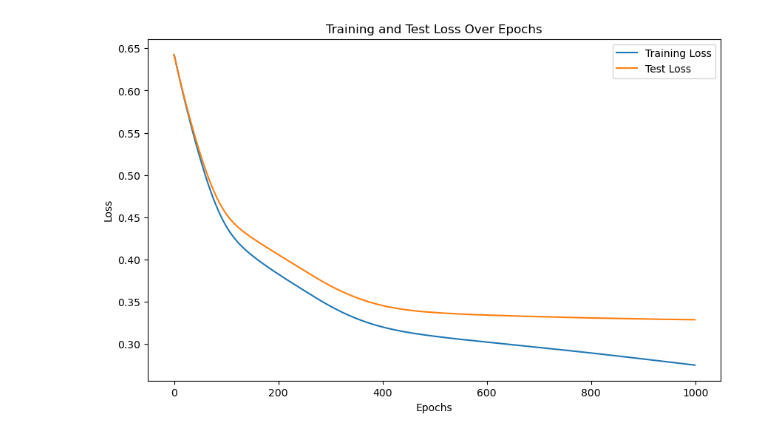
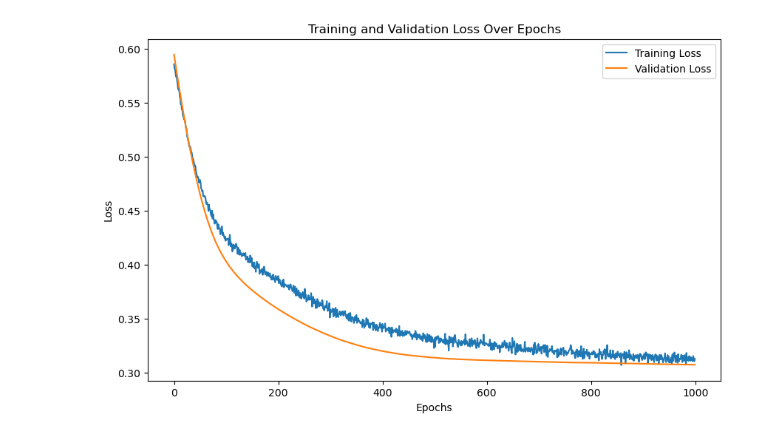
Before and after one commit to Ahan-Trivedi2/ML-Mini-Project-1, a Jupyter notebook: mini_project_1_Ahan_Trivedi.ipynb, the cells around one changed output. Cells and saved outputs as stored; diff of their text form; code cells hidden in the pictures.

Commit message:
Changed model to train on validation loss rather than test loss.

```diff
--- a/mini_project_1_Ahan_Trivedi.ipynb
+++ b/mini_project_1_Ahan_Trivedi.ipynb
@@ -26,7 +26,7 @@ print(df.head(50))
 48       6.0                  Other         0
 49       5.0             Consulting         0
 # %%
-# Import necessary libraries and modules
+# Step 0: Import necessary libraries and modules
 
 import pandas as pd # Import pandas library to load kaggle data into a pandas dataframe
 import torch # Import pytorch for building and training the model
@@ -52,13 +52,17 @@ df = pd.get_dummies(df, columns=['gender', 'international','race','major', 'work
 df['admission'] = df['admission'].apply(lambda x: 1 if x == 'Admit' else 0) # Convert 'Admit' to 1 and others to 0 for binary classification
 X = df.drop('admission', axis=1) # Drop the admission column, so the features and the outputs aren't paired together
 y = df['admission'] # Target variable
-X_train, X_test, y_train, y_test = train_test_split(X, y, test_size=0.2, random_state=42)  # Split the data into training and test sets --> 80-20 split
+X_train_val, X_test, y_train_val, y_test = train_test_split(X, y, test_size=0.2, random_state=42)  # Split the data into training and test sets --> 80-20 split
+X_train, X_val, y_train, y_val = train_test_split(X_train_val, y_train_val, test_size=0.2, random_state=42) # Further split the training data into train and validation (to prevent manually tuning parameters to the output of the test data)
 scaler = StandardScaler() # Create an instance of the StandardScaler class to scale our values
-X_train = scaler.fit_transform(X_train) # Scale the training data
-X_test = scaler.fit_transform(X_test) # Scale the testing data
+X_train = scaler.fit_transform(X_train) # Calculates the mean and standard deviation for each feature in the training dataset and then scales the training data based on these statistics.
+X_val = scaler.transform(X_val) # Learns the scaling parameters from the training data and scales validation data
+X_test = scaler.transform(X_test) # Learns the scaling parameters from the training data and scales test data
 X_train_tensor = torch.FloatTensor(X_train)  # Convert training features to PyTorch tensor
+X_val_tensor = torch.FloatTensor(X_val) # Convert validation features to PyTorch tensor
 X_test_tensor = torch.FloatTensor(X_test)  # Convert test features to PyTorch tensor
 y_train_tensor = torch.LongTensor(y_train.values)  # Convert training labels to LongTensor (for classification)
+y_val_tensor = torch.LongTensor(y_val.values) # Convert validation labels to LongTensor
 y_test_tensor = torch.LongTensor(y_test.values)  # Convert test labels to LongTensor
 
 # Define MLP Model
@@ -72,9 +76,9 @@ class MLP(nn.Module): # Define a class for the MLP model, inheriting from the nn
         self.dropout = nn.Dropout(p=0.5) # Add dropout
     def forward(self, x): # Define the forward pass
         x = self.relu(self.fc1(x)) # Apply the first layer and ReLU activation
-        x = self.dropout(x)
+        x = self.dropout(x) # Initiate a dropout
         x = self.relu(self.fc2(x)) # Apply the second layer and ReLU activation
-        x = self.dropout(x)
+        x = self.dropout(x) # Initiate a dropout
         x = self.fc3(x) # Pass through the output layer
         return x # Return the final output
 
@@ -91,10 +95,10 @@ optimizer = optimizer.Adam(model.parameters(), lr=0.0001)  # Set up the Adam opt
 # Step 5: Train the model
 num_epochs = 1000 # Determine how many epochs of the model we want
 train_losses = [] # List to store training losses
-test_losses = [] # List to store testing losses
-predicted_labels = []
+val_losses = [] # List to store validation losses
+test_losses = [] # List to store test losses
 for epoch in range(num_epochs): # Loop over each epoch
-    model.train # set the model to training mode
+    model.train() # set the model to training mode
     optimizer.zero_grad()  # Clear gradients from the previous step
     outputs = model(X_train_tensor)  # Perform a forward pass to get model predictions
     loss = criterion(outputs, y_train_tensor)  # Compute the loss using the predictions and true labels
@@ -104,27 +108,27 @@ for epoch in range(num_epochs): # Loop over each epoch
     # Store training loss
     train_losses.append(loss.item())
 
-    # Evaluate the model
+    # Evaluate the model on validation loss and test loss
     model.eval() # Set the model to evaluation mode
     with torch.no_grad():  # Disable gradient calculation for evaluation
-        test_outputs = model(X_test_tensor)  # Forward pass on test data
-        test_loss = criterion(test_outputs, y_test_tensor)  # Compute test loss
-        test_losses.append(test_loss.item())  # Store test loss
-
-        # Get predicted labels (choose class with highest score)
-        _, predicted = torch.max(test_outputs, 1)
+        val_outputs = model(X_val_tensor)  # Forward pass on validation data
+        val_loss = criterion(val_outputs, y_val_tensor)  # Compute validation loss
+        val_losses.append(val_loss.item())  # Store validation loss
+        test_outputs = model(X_test_tensor)  # Forward pass on validation data
+        test_loss = criterion(test_outputs, y_test_tensor)  # Compute validation loss
+        test_losses.append(test_loss.item())  # Store validation loss
 # %%
 # Step 6: Plot the losses
 plt.figure(figsize=(10, 6))
 plt.plot(train_losses, label='Training Loss')
-plt.plot(test_losses, label='Test Loss')
+plt.plot(val_losses, label='Validation Loss')
 plt.xlabel('Epochs')
 plt.ylabel('Loss')
-plt.title('Training and Test Loss Over Epochs')
+plt.title('Training and Validation Loss Over Epochs')
 plt.legend()
 plt.show()
 # %% [output]
-[figure, old version]
+[figure, new version]
 # %%
 # Import necessary libraries for metrics
 from sklearn.metrics import confusion_matrix, accuracy_score, precision_score, recall_score
```
Also changed, not shown: parts of 2 cells of this notebook.
